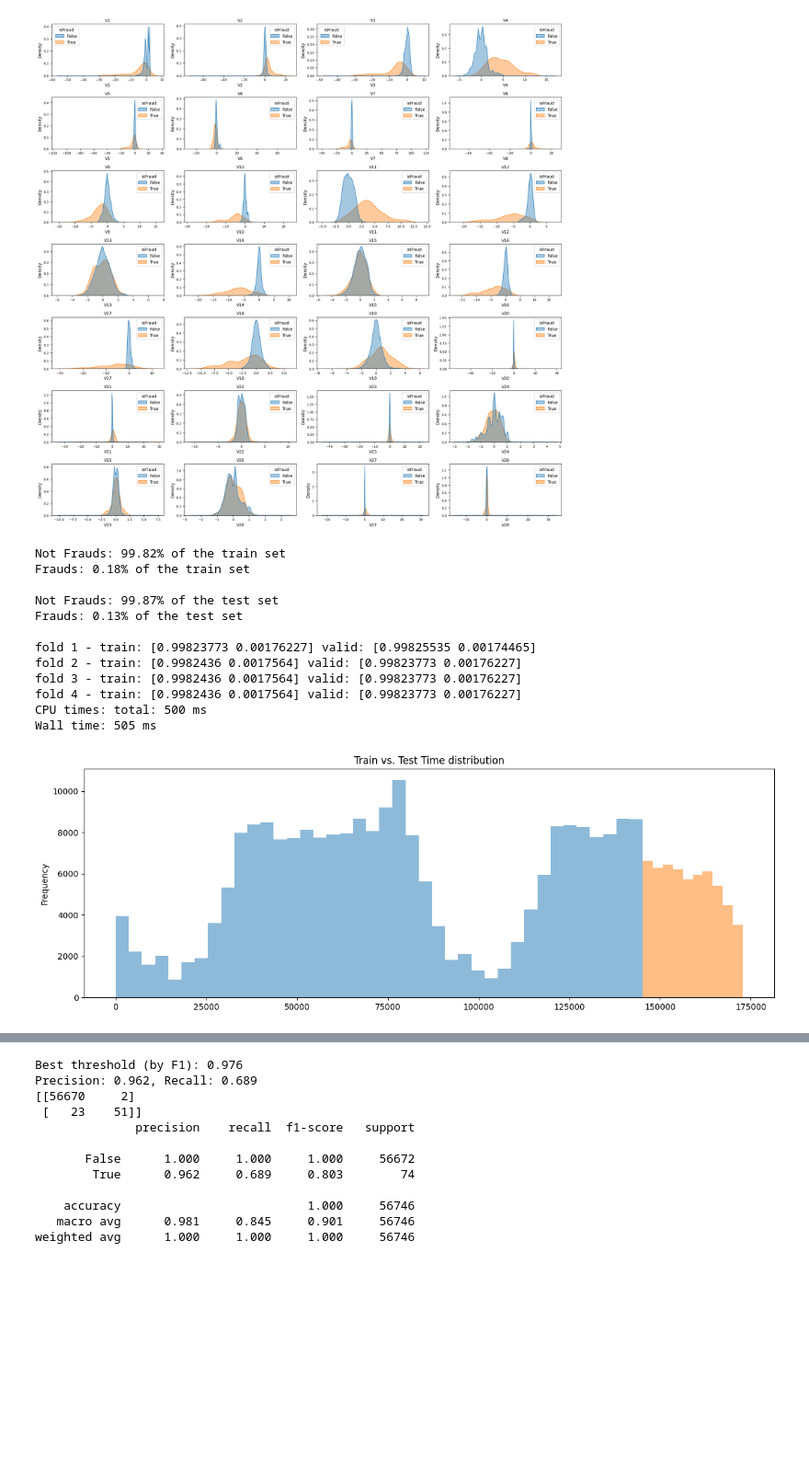
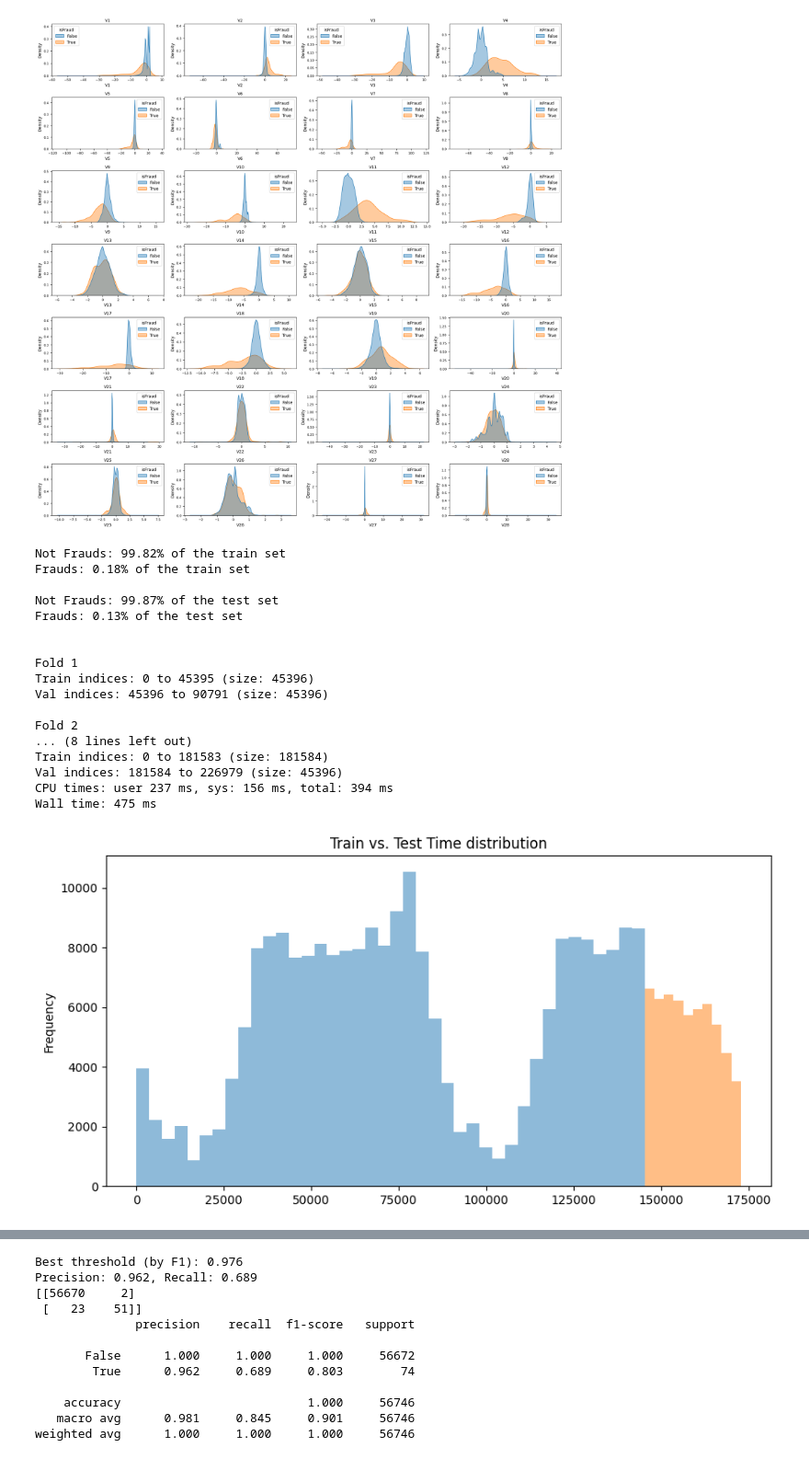
Before and after one commit to jdzuniga/fraud-detection, a Jupyter notebook: notebooks/exploration.ipynb, the cells around one changed output, grey strips where cells are left out. Shown at 92% size. Cells and saved outputs as stored; diff of their text form; code cells hidden in the pictures; blank space fills up the shorter version.

```diff
--- a/notebooks/exploration.ipynb
+++ b/notebooks/exploration.ipynb
@@ -129,5 +126,7 @@ Index(['Time', 'V1', 'V2', 'V3', 'V4', 'V5', 'V6', 'V7', 'V8', 'V9', 'V10',
 Series([], dtype: int64)
 # %%
-v_features = [f"V{i}" for i in range(1, 29)]
-for v in v_features:
-    data[f"V15*{v}"] = data["V15"] * data[v]
+# v_features = [f"V{i}" for i in range(1, 29)]
+# for v in v_features:
+#     data[f"V15*{v}"] = data["V15"] * data[v]
+
+# data.columns
@@ -218,12 +199,13 @@ plt.show()
 [figure]
 # %%
 %%time
-from sklearn.model_selection import train_test_split, StratifiedKFold
+from sklearn.model_selection import train_test_split, TimeSeriesSplit
 
 X = data.drop(["isFraud"], axis=1)
 y = data["isFraud"]
 
 train_size = int(0.8 * len(data))
+
 X_train, y_train = X[:train_size], y[:train_size]
 X_test, y_test = X[train_size:], y[train_size:]
 
@@ -237,16 +219,19 @@ print("Not Frauds: {:.2f}% of the test set".format(test_fraud_percentage.iloc[0]
 print("Frauds: {:.2f}% of the test set".format(test_fraud_percentage.iloc[1]), '\n')
 
 
+tscv = TimeSeriesSplit(n_splits=4)
 
-scv = StratifiedKFold(n_splits=4, shuffle=True, random_state=11)
+# Iterate through the folds
+for fold, (train_idx, val_idx) in enumerate(tscv.split(X_train), 1):
+    print(f"\nFold {fold}")
+    print(f"Train indices: {train_idx[0]} to {train_idx[-1]} (size: {len(train_idx)})")
+    print(f"Val indices: {val_idx[0]} to {val_idx[-1]} (size: {len(val_idx)})")
 
-for fold, (train_idx, val_idx) in enumerate(scv.split(X_train, y_train)):
-    X_tr, y_tr = X_train.iloc[train_idx], y_train.iloc[train_idx]
-    X_val, y_val = X_train.iloc[val_idx], y_train.iloc[val_idx]
-
-    _, train_count = np.unique(y_tr, return_counts=True)
-    _, valid_count = np.unique(y_val, return_counts=True)
-    print(f"fold {fold+1} -", f"train: {train_count / sum(train_count)}", f"valid: {valid_count / sum(valid_count)}")
+    # Get the train and validation data for this fold
+    X_fold_train = X_train.iloc[train_idx]
+    y_fold_train = y_train.iloc[train_idx]
+    X_fold_val = X_train.iloc[val_idx]
+    y_fold_val = y_train.iloc[val_idx]
 
 del train_fraud_percentage, test_fraud_percentage
 h = gc.collect()
@@ -257,39 +242,32 @@ Frauds: 0.18% of the train set
 Not Frauds: 99.87% of the test set
 Frauds: 0.13% of the test set
 
-fold 1 - train: [0.99823773 0.00176227] valid: [0.99825535 0.00174465]
-fold 2 - train: [0.9982436 0.0017564] valid: [0.99823773 0.00176227]
-fold 3 - train: [0.9982436 0.0017564] valid: [0.99823773 0.00176227]
-fold 4 - train: [0.9982436 0.0017564] valid: [0.99823773 0.00176227]
-CPU times: total: 500 ms
-Wall time: 505 ms
+
+Fold 1
+Train indices: 0 to 45395 (size: 45396)
+Val indices: 45396 to 90791 (size: 45396)
+
+Fold 2
+... (8 lines left out)
+Train indices: 0 to 181583 (size: 181584)
+Val indices: 181584 to 226979 (size: 45396)
+CPU times: user 237 ms, sys: 156 ms, total: 394 ms
+Wall time: 475 ms
 # %%
-# fig, ax = plt.subplots(1, 2, figsize=(18,4))
-
-
-# sns.histplot(X_train["Time"], ax=ax[0], kde=True, color="red")
-# ax[0].set_title("Distribution of Transaction Time")
-# ax[0].set_xlabel("Time")
-
-
-# sns.histplot(X_test["Time"], kde=True, ax=ax[1], color="r")
-# ax[1].set_title("Distribution of log(Amount)")
-# ax[1].set_xlabel("log(Amount)")
-
 X_train["Time"].plot(kind="hist",
-                     figsize=(15, 5),
+                     figsize=(10, 5),
                      label="train",
                      bins=40,
                      alpha=0.5,
                      title="Train vs. Test Time distribution")
 X_test["Time"].plot(kind="hist",
-                     figsize=(15, 5),
+                     figsize=(10, 5),
                      label="test",
                      alpha=0.5)
 
 plt.show()
 # %% [output]
-[figure, old version]
+[figure, new version]
 # %%
 from sklearn.decomposition import PCA
 from sklearn.preprocessing import StandardScaler
```
Also changed, not shown: parts of 11 cells of this notebook, 1 other file.
